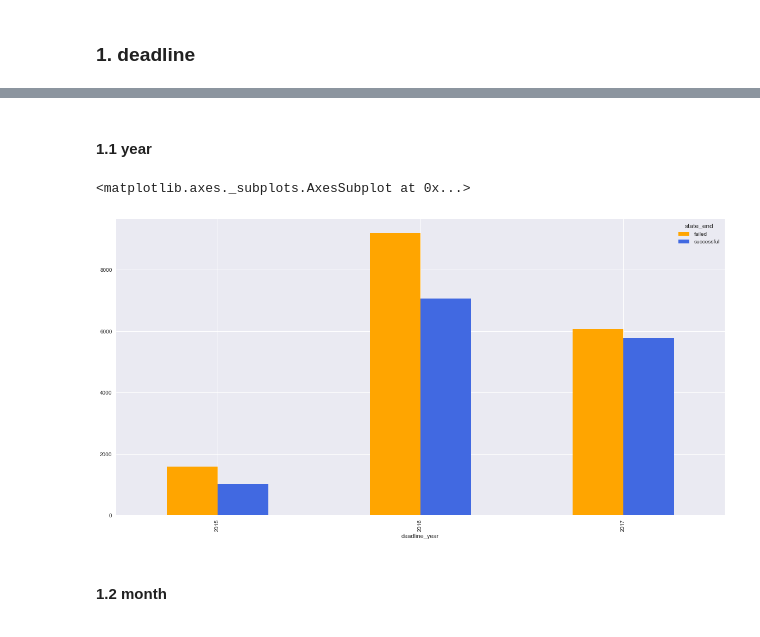
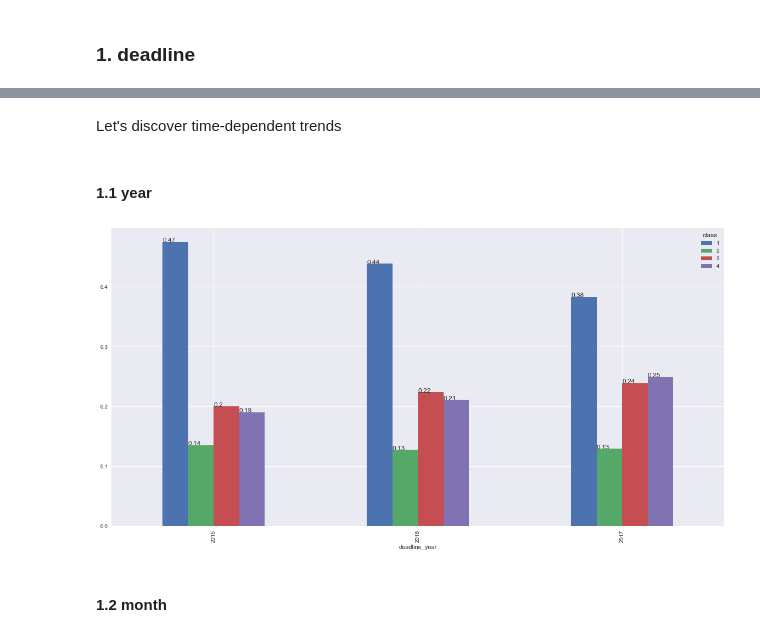
Before and after one commit to blanarik/kickstarter_success_prediction, a Jupyter notebook: 06_Kickstarter_selection_of_variables_for_prediction_task.ipynb, the cells around one changed output, grey strips where cells are left out. Cells and saved outputs as stored; diff of their text form; code cells hidden in the pictures.

```diff
--- a/06_Kickstarter_selection_of_variables_for_prediction_task.ipynb
+++ b/06_Kickstarter_selection_of_variables_for_prediction_task.ipynb
@@ -852,0 +907,7 @@ df[['url_name','deadline_end','deadline_datetime', 'db_end_time']].sample(5)
+# %%
+# plot percentages for each value of column
+
+def my_barplot(column):
+    ax = pd.crosstab(df[column], df['class']).apply(lambda x: x/x.sum(), axis=1).plot.bar(figsize=(20,10))
+    for p in ax.patches:
+        ax.annotate(str(round(p.get_height(), 2)), (p.get_x(), p.get_height()))
@@ -853,12 +916,13 @@ df[['url_name','deadline_end','deadline_datetime', 'db_end_time']].sample(5)
+# %% [markdown]
+Let's discover time-dependent trends
 # %% [markdown]
 #### 1.1 year
 # %%
 df['deadline_year'] = df['deadline_datetime'].dt.year
-# %%
-pd.crosstab(index=df['deadline_year'], columns=df['state_end']).plot.bar(stacked=False, color=['orange', 'royalblue'], figsize=(20,10))
-# %% [output]
-<matplotlib.axes._subplots.AxesSubplot at 0x...>
-[figure, removed]
+# %%
+my_barplot('deadline_year')
+# %% [output]
+[figure, added]
 # %%
 static_data.append('deadline_year')
 # %% [markdown]
```
Also changed, not shown: parts of 126 cells of this notebook.
